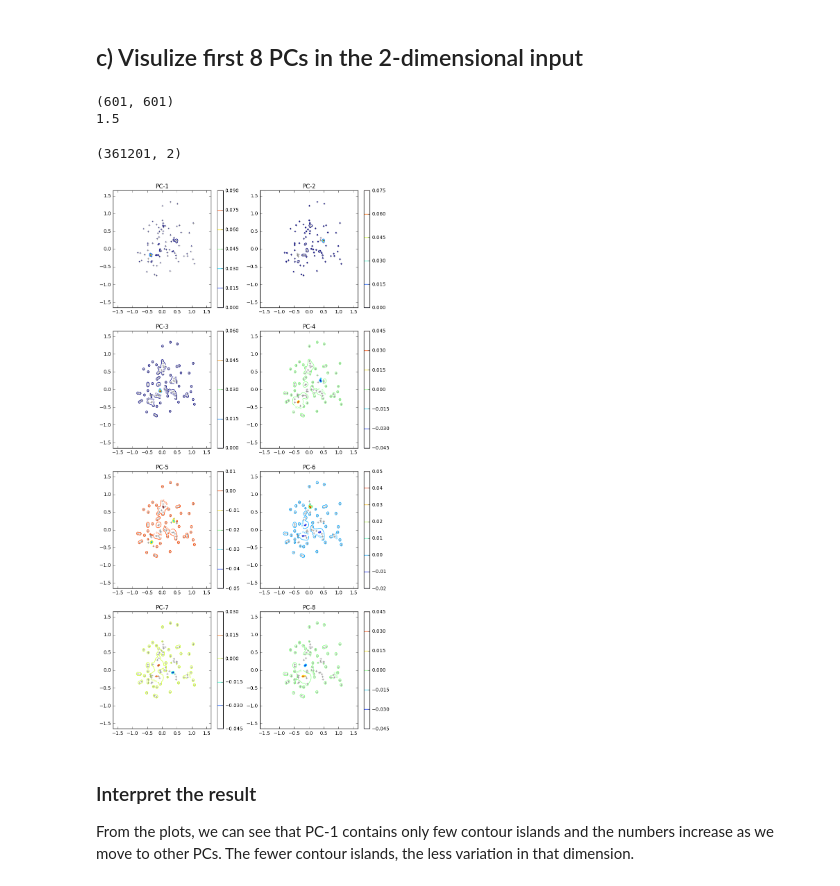
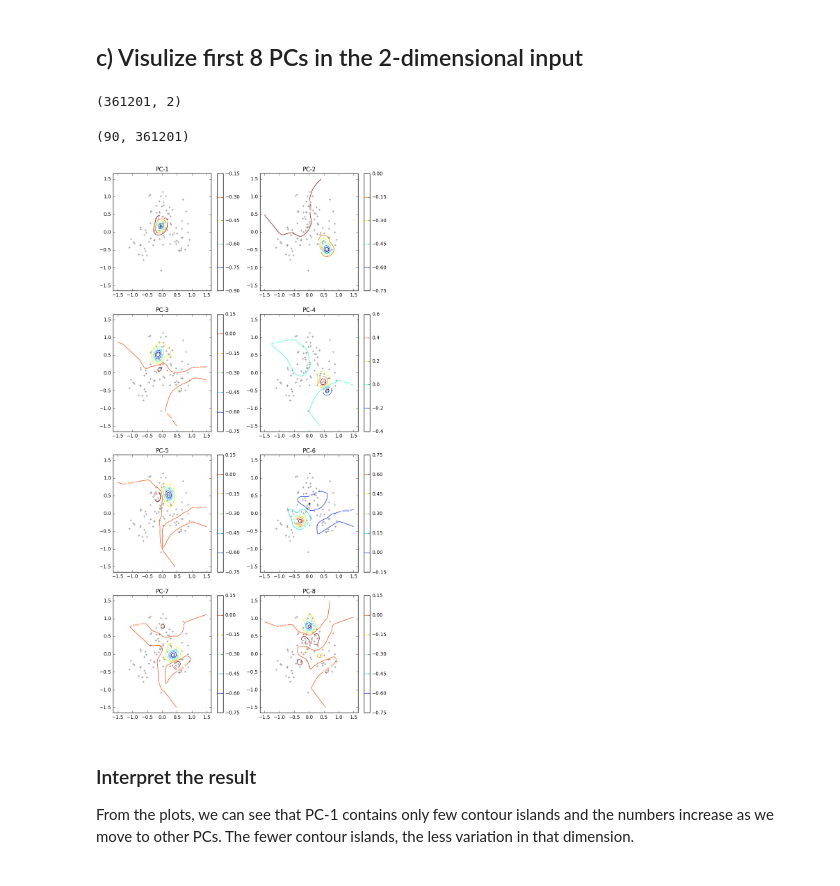
Before and after one commit to p16i/course-machine-intelligence-2, a Jupyter notebook: w4-kernel-pca/kernel-pca.ipynb, the cells around one changed output. Cells and saved outputs as stored; diff of their text form; code cells hidden in the pictures.

```diff
--- a/w4-kernel-pca/kernel-pca.ipynb
+++ b/w4-kernel-pca/kernel-pca.ipynb
@@ -89,3 +58,3 @@ class PCA:
 # %%
-myPCA = KernelPCA(training_rbf_unnorm)
+myPCA = KernelPCA(X)
 # %% [output]
@@ -123,16 +67,10 @@ delta = 0.005
 
 x = np.arange(-grid_space, grid_space + delta, delta)
 y = np.arange(-grid_space, grid_space + delta, delta)
-X, Y = np.meshgrid(x, y)
+xx, yy = np.meshgrid(x, y)
 
-grid_points = len(X)
-print(X.shape)
-print(np.max(Y))
+grid_points = len(xx)
-# %% [output]
-(601, 601)
-1.5
 # %%
-test_data = np.hstack([X.reshape((grid_points**2,1)),Y.reshape((grid_points**2,1))])
-print(test_data.shape)
+test_data = np.hstack([xx.reshape((grid_points**2,1)),yy.reshape((grid_points**2,1))])
 # %% [output]
 (361201, 2)
@@ -146,15 +77,18 @@ test_data_rbf = np.array(test_data_rbf).reshape( (len(test_data),90) )
+# %%
+zz = myPCA.project(test_data)
+# %% [output]
+(90, 361201)
 # %%
 plt.figure(figsize=(10,20))
 for i in range(8):
-    Z = myPCA.project(test_data_rbf)[:,i].reshape((grid_points,grid_points))
     plt.subplot(4,2,i+1)
-    ct = plt.contour(X,Y,Z)
+    ct = plt.contour(xx,yy,zz[i, :].reshape(xx.shape))
     plt.clabel(ct, inline=1, fontsize=5)
     plt.colorbar()
     plt.title("PC-%d" % (i+1))
-    plt.scatter(training_data[:,0], training_data[:,1], color='grey', marker='+', alpha=0.8)
+    plt.scatter(X[:,0], X[:,1], color='grey', marker='+', alpha=0.8)
 # %% [output]
-[figure, old version]
+[figure, new version]
 # %% [markdown]
 ### Interpret the result
 From the plots, we can see that PC-1 contains only few contour islands and the numbers increase as we move to other PCs. The fewer contour islands, the less variation in that dimension.
```
Also changed, not shown: parts of 13 cells of this notebook, 2 other files.
